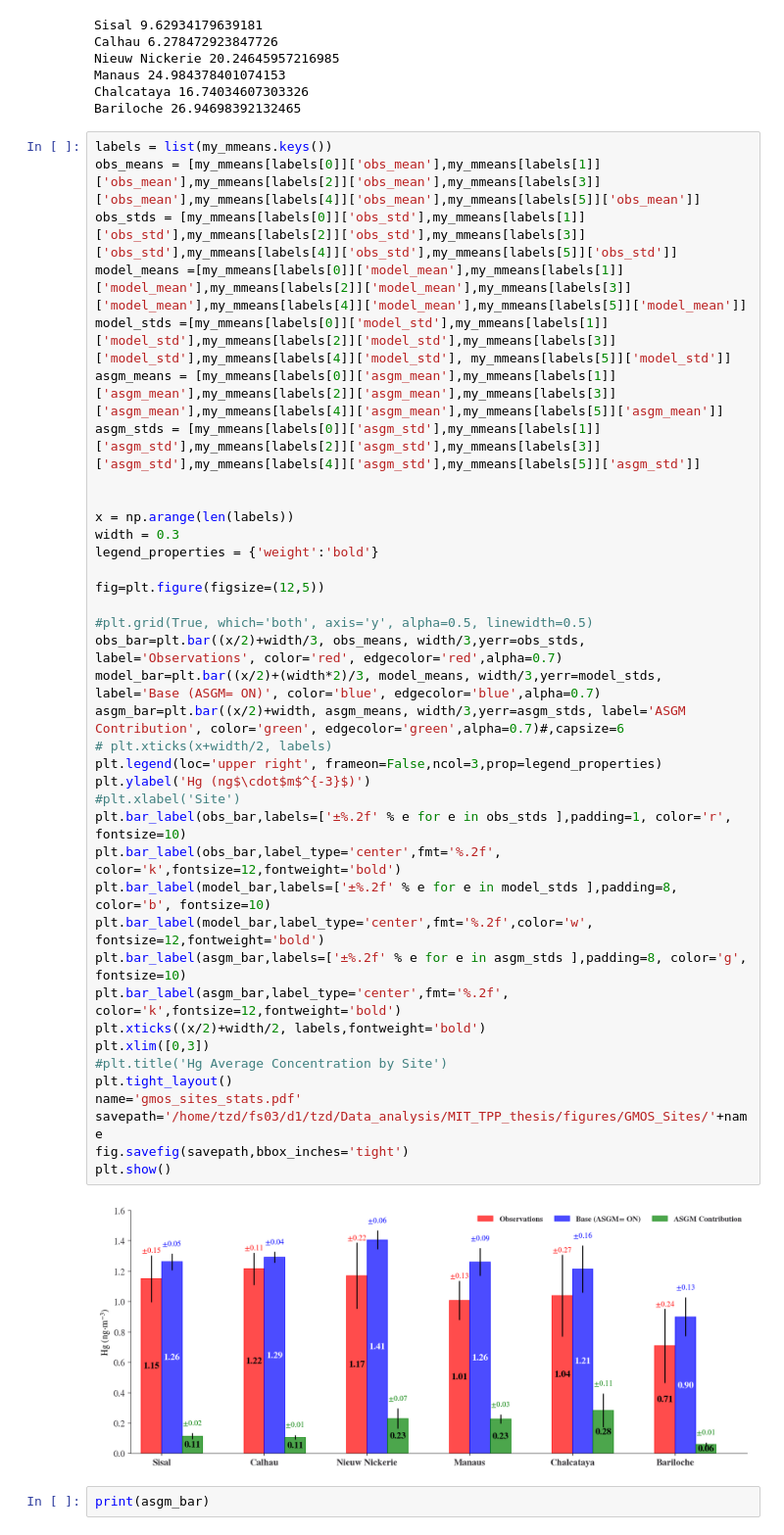
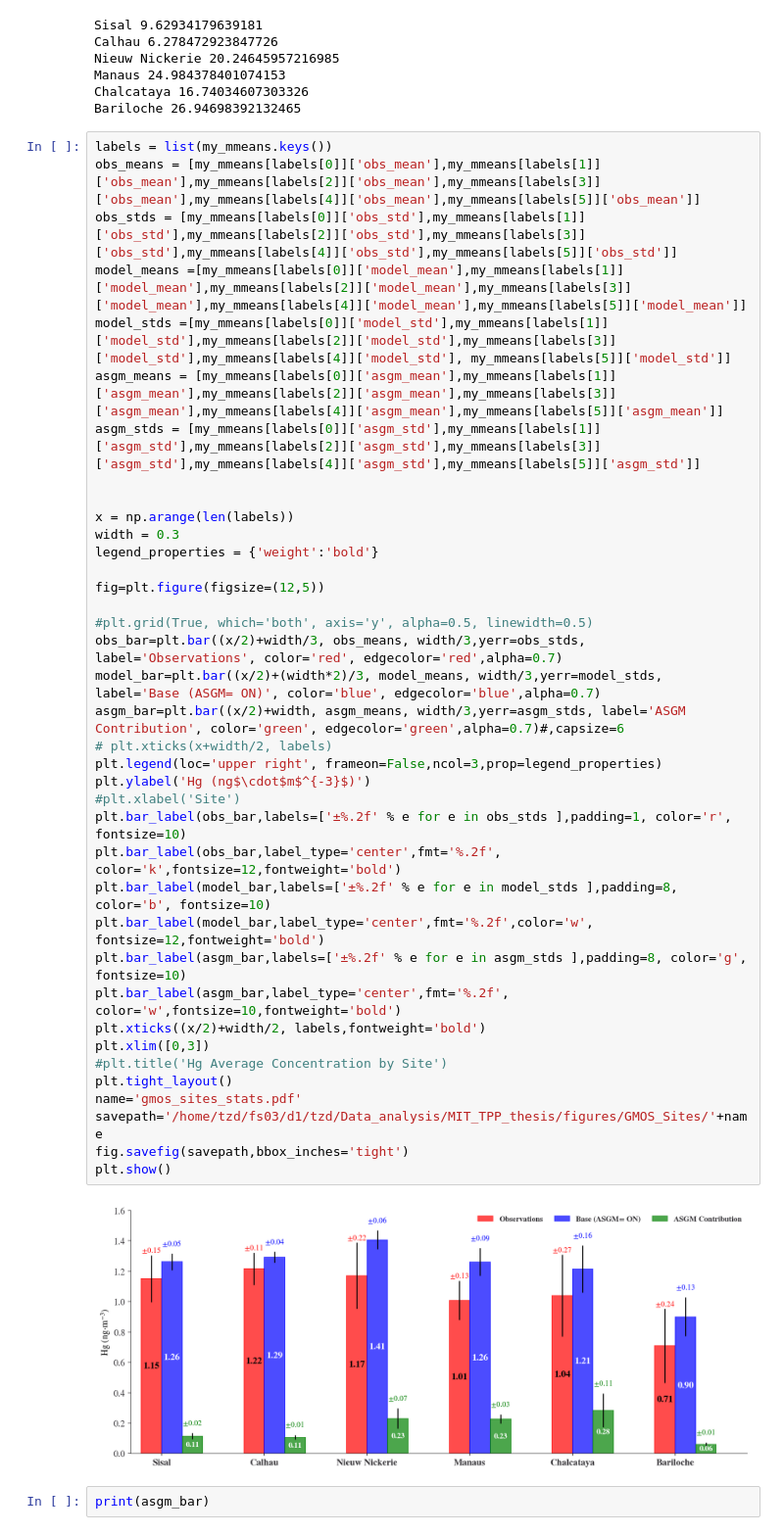
Before and after one commit to Shakes-tzd/MIT_TPP_thesis, a Jupyter notebook: JPnotebooks/LATAM GMOS Sites_Obs v Model.ipynb, the cells around one changed output. Shown at 98% size. Cells and saved outputs as stored; diff of their text form.

```diff
--- a/JPnotebooks/LATAM GMOS Sites_Obs v Model.ipynb
+++ b/JPnotebooks/LATAM GMOS Sites_Obs v Model.ipynb
@@ -758,35 +758,35 @@ asgm_stds = [my_mmeans[labels[0]]['asgm_std'],my_mmeans[labels[1]]['asgm_std'],m
 
 
 x = np.arange(len(labels))
 width = 0.3
 legend_properties = {'weight':'bold'}
 
 fig=plt.figure(figsize=(12,5))
 
 #plt.grid(True, which='both', axis='y', alpha=0.5, linewidth=0.5)
 obs_bar=plt.bar((x/2)+width/3, obs_means, width/3,yerr=obs_stds, label='Observations', color='red', edgecolor='red',alpha=0.7)
 model_bar=plt.bar((x/2)+(width*2)/3, model_means, width/3,yerr=model_stds, label='Base (ASGM= ON)', color='blue', edgecolor='blue',alpha=0.7)
 asgm_bar=plt.bar((x/2)+width, asgm_means, width/3,yerr=asgm_stds, label='ASGM Contribution', color='green', edgecolor='green',alpha=0.7)#,capsize=6
 # plt.xticks(x+width/2, labels)
 plt.legend(loc='upper right', frameon=False,ncol=3,prop=legend_properties)
 plt.ylabel('Hg (ng$\cdot$m$^{-3}$)')
 #plt.xlabel('Site')
 plt.bar_label(obs_bar,labels=['±%.2f' % e for e in obs_stds ],padding=1, color='r', fontsize=10)
 plt.bar_label(obs_bar,label_type='center',fmt='%.2f', color='k',fontsize=12,fontweight='bold')
 plt.bar_label(model_bar,labels=['±%.2f' % e for e in model_stds ],padding=8, color='b', fontsize=10)
 plt.bar_label(model_bar,label_type='center',fmt='%.2f',color='w', fontsize=12,fontweight='bold')
 plt.bar_label(asgm_bar,labels=['±%.2f' % e for e in asgm_stds ],padding=8, color='g', fontsize=10)
-plt.bar_label(asgm_bar,label_type='center',fmt='%.2f', color='k',fontsize=12,fontweight='bold')
+plt.bar_label(asgm_bar,label_type='center',fmt='%.2f', color='w',fontsize=10,fontweight='bold')
 plt.xticks((x/2)+width/2, labels,fontweight='bold')
 plt.xlim([0,3])
 #plt.title('Hg Average Concentration by Site')
 plt.tight_layout()
 name='gmos_sites_stats.pdf'
 savepath='/home/tzd/fs03/d1/tzd/Data_analysis/MIT_TPP_thesis/figures/GMOS_Sites/'+name
 fig.savefig(savepath,bbox_inches='tight')
 plt.show()
 # %% [output]
-[figure, old version]
+[figure, new version]
 # %%
 print(asgm_bar)
 # %% [output]
```
Also changed, not shown: 1 other file.
